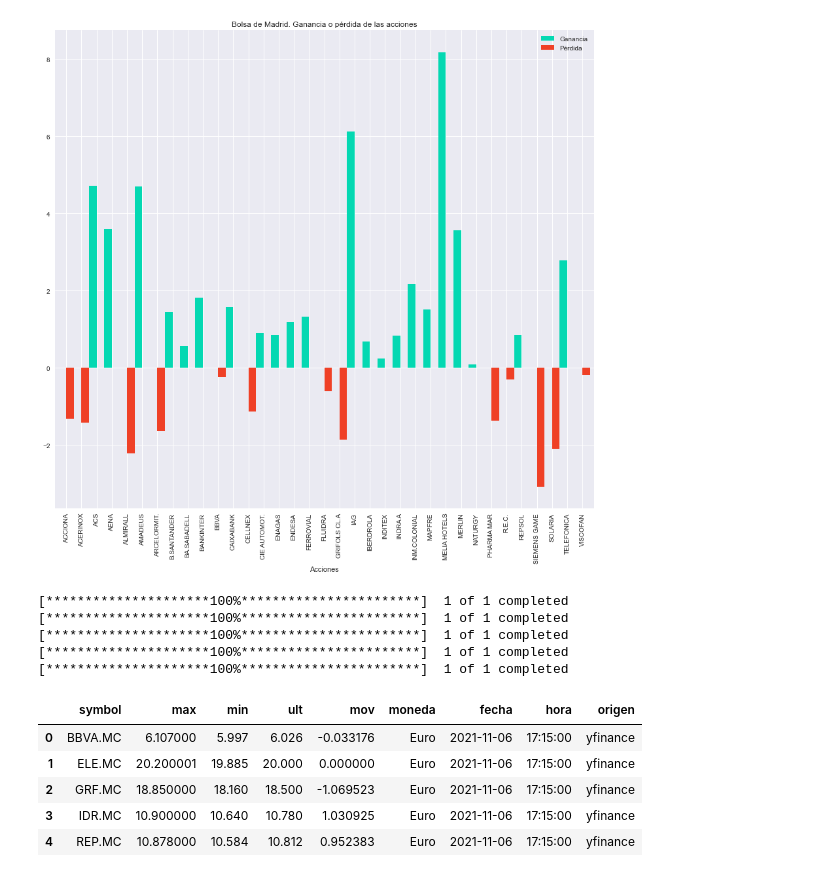
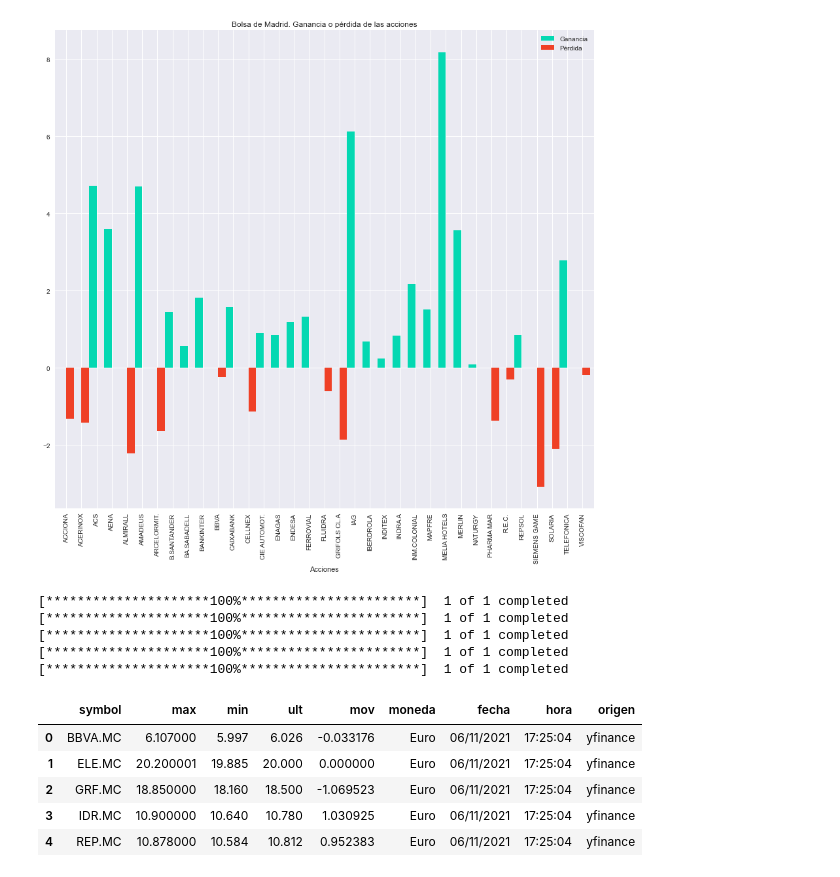
Before and after one commit to pptscdia2021/pp12021grupo2_a2-grupo2, a Jupyter notebook: TP2 Webscraping&api/Jupyter/prueba2.ipynb, the cells around one changed output. Cells and saved outputs as stored; diff of their text form; code cells hidden in the pictures.

Commit message:
correción formato fecha

```diff
--- a/TP2 Webscraping&api/Jupyter/prueba2.ipynb
+++ b/TP2 Webscraping&api/Jupyter/prueba2.ipynb
@@ -207,39 +207,39 @@ class yfinance(Origen):
     def actualizarBD(self, acciones):
         df_list = list()
         for accion in acciones:
             if not " " in accion and ".MC" in accion:
                 data = yf.download(accion, group_by='ticker', period='1d')
                 if not data.empty:
                     data['Ticker'] = accion
                     data['Dif'] = self.__calcularDiferencia(data['Open'], data['Close'])
                     df_list.append(data)
 
         if len(df_list) > 0:
             df = pd.concat(df_list)
             #agregamos moneda, fecha y hora
-            df=df.assign(Moneda='Euro',Fecha=datetime.now().strftime('%Y-%m-%d'),Hora=datetime.now().strftime('%H:%M:%S'))
+            df=df.assign(Moneda='Euro',Fecha=datetime.now().strftime('%d/%m/%Y'),Hora=datetime.now().strftime('%H:%M:%S'))
             self._guardarEnBD(df)
 
     def __calcularDiferencia(self, A, B):
         return (B*100)/A-100
 
 yahooFinance = yfinance()
 yahooFinance.actualizarBD(nombreDeAcciones)
 #yahooFinance.visualizarBD()
 #yahooFinance.visualizarDF()
 yahooFinance.filtrarAcciones(nombreDeAcciones)
 # %% [output]
 [*********************100%***********************]  1 of 1 completed
 [*********************100%***********************]  1 of 1 completed
 [*********************100%***********************]  1 of 1 completed
 [*********************100%***********************]  1 of 1 completed
 [*********************100%***********************]  1 of 1 completed
 |  | symbol | max | min | ult | mov | moneda | fecha | hora | origen |
-| 0 | BBVA.MC | 6.107000 | 5.997 | 6.026 | -0.033176 | Euro | 2021-11-06 | 17:15:00 | yfinance |
-| 1 | ELE.MC | 20.200001 | 19.885 | 20.000 | 0.000000 | Euro | 2021-11-06 | 17:15:00 | yfinance |
-| 2 | GRF.MC | 18.850000 | 18.160 | 18.500 | -1.069523 | Euro | 2021-11-06 | 17:15:00 | yfinance |
-| 3 | IDR.MC | 10.900000 | 10.640 | 10.780 | 1.030925 | Euro | 2021-11-06 | 17:15:00 | yfinance |
-| 4 | REP.MC | 10.878000 | 10.584 | 10.812 | 0.952383 | Euro | 2021-11-06 | 17:15:00 | yfinance |
+| 0 | BBVA.MC | 6.107000 | 5.997 | 6.026 | -0.033176 | Euro | 06/11/2021 | 17:25:04 | yfinance |
+| 1 | ELE.MC | 20.200001 | 19.885 | 20.000 | 0.000000 | Euro | 06/11/2021 | 17:25:04 | yfinance |
+| 2 | GRF.MC | 18.850000 | 18.160 | 18.500 | -1.069523 | Euro | 06/11/2021 | 17:25:04 | yfinance |
+| 3 | IDR.MC | 10.900000 | 10.640 | 10.780 | 1.030925 | Euro | 06/11/2021 | 17:25:04 | yfinance |
+| 4 | REP.MC | 10.878000 | 10.584 | 10.812 | 0.952383 | Euro | 06/11/2021 | 17:25:04 | yfinance |
 # %%
 class investPy(Origen):
 
```
Also changed, not shown: parts of 2 cells of this notebook.
